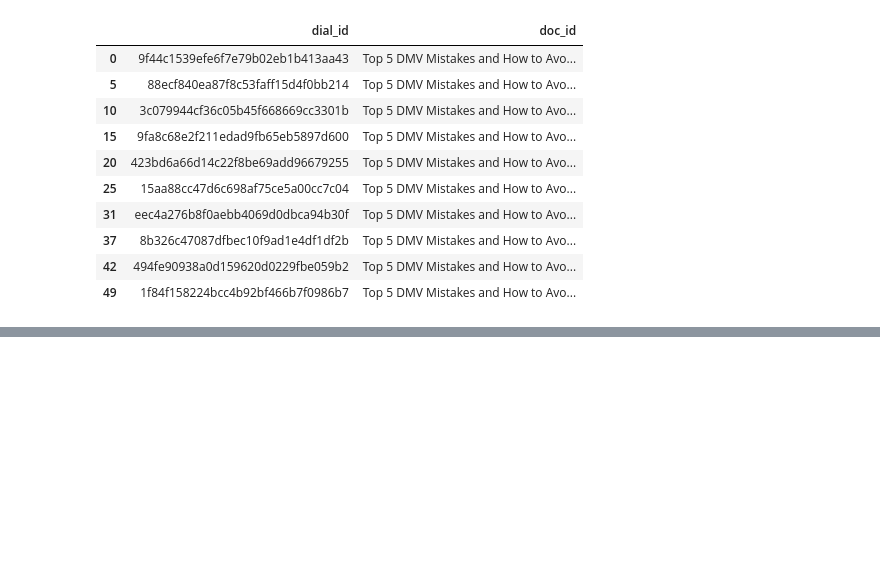
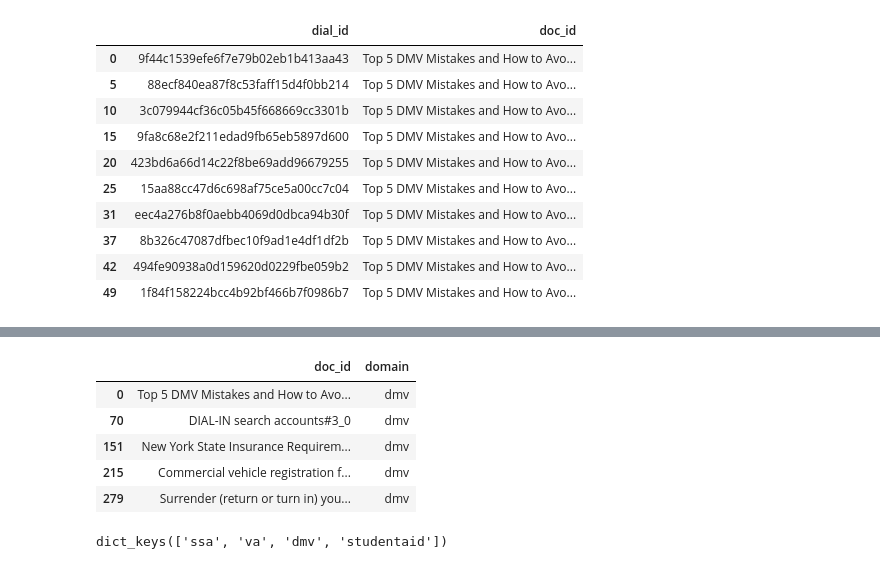
Before and after one commit to gong7788/Attributed-QA, a Jupyter notebook: extrac_qa.ipynb, the cells around one changed output, grey strips where cells are left out. Saved outputs shown, nothing was run; the diff lists cells and outputs as text; code cells hidden in the pictures; blank space fills up the shorter version.

```diff
--- a/extrac_qa.ipynb
+++ b/extrac_qa.ipynb
@@ -101,0 +125,9 @@ with open(data_path + 'doc2dial_mapping_train.json', 'w') as f:
+# %%
+df[['doc_id', 'domain']].head(5)
+# %% [output]
+|  | doc_id | domain |
+| 0 | Top 5 DMV Mistakes and How to Avo... | dmv |
+| 70 | DIAL-IN search accounts#3_0 | dmv |
+| 151 | New York State Insurance Requirem... | dmv |
+| 215 | Commercial vehicle registration f... | dmv |
+| 279 | Surrender (return or turn in) you... | dmv |
@@ -101,0 +139,4 @@ with open(data_path + 'doc2dial_mapping_train.json', 'w') as f:
+# %%
+doc2dial_doc['doc_data'].keys()
+# %% [output]
+dict_keys(['ssa', 'va', 'dmv', 'studentaid'])
```
Also changed, not shown: parts of 6 cells of this notebook, 8 other files.
